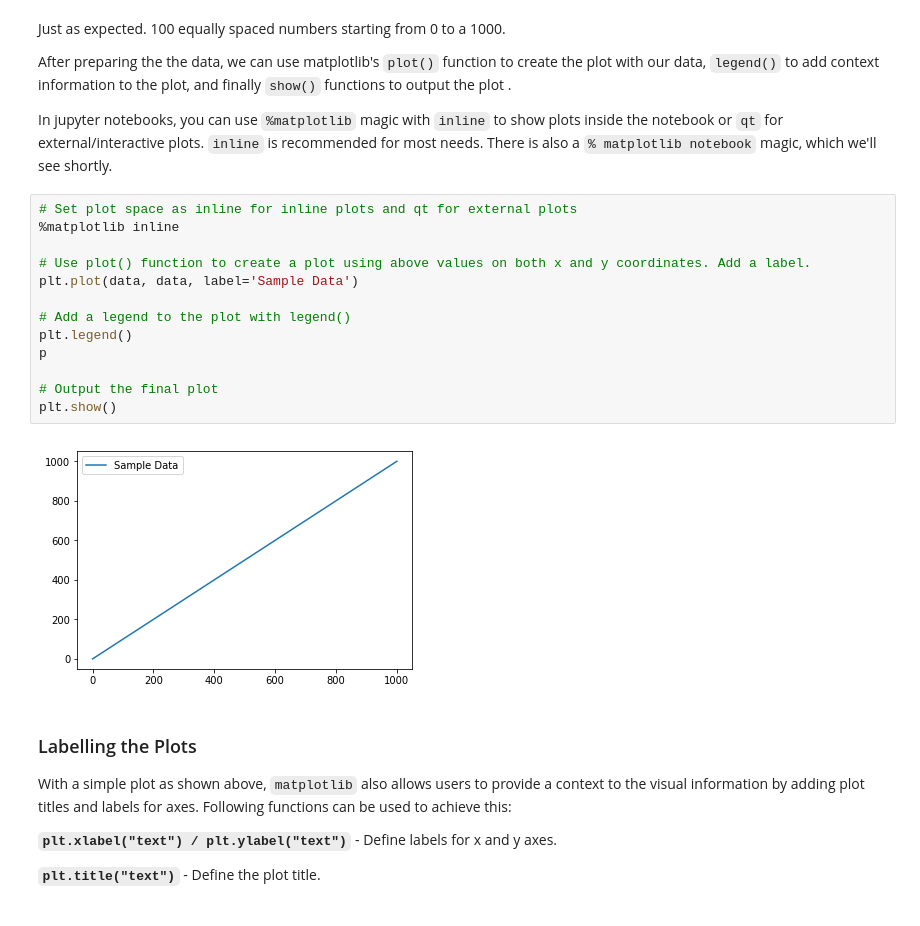
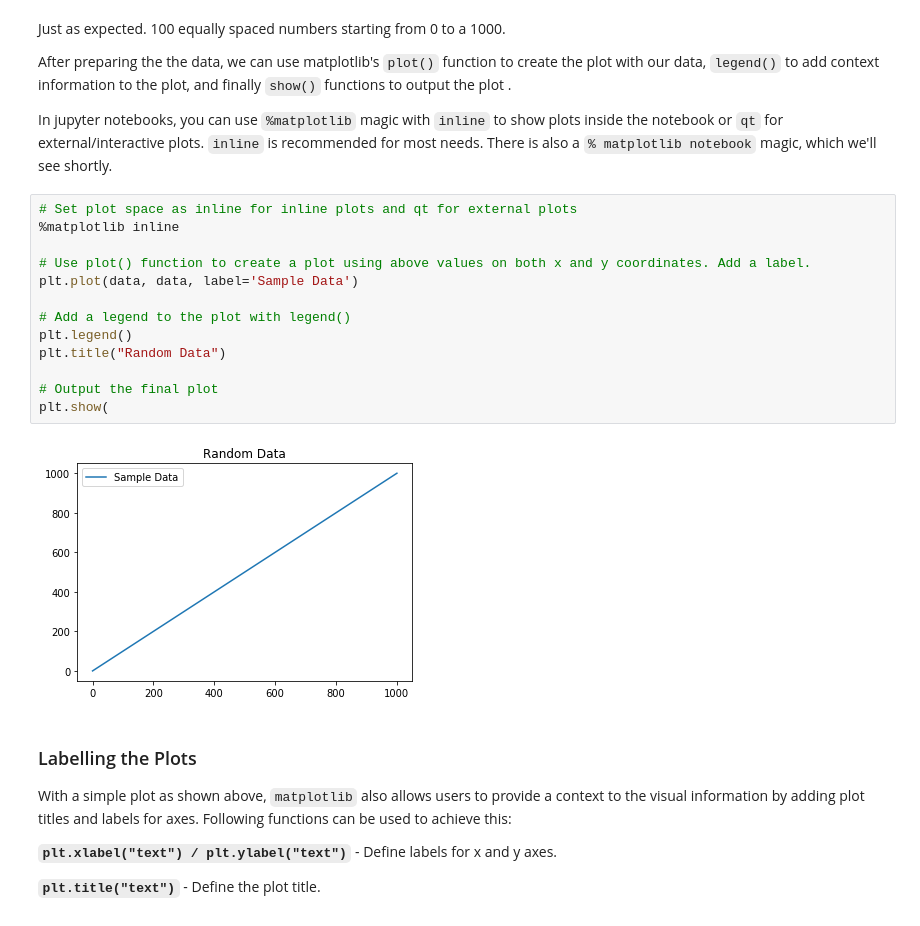
Before and after one commit to asafi1997/dsc-more-practice-with-matplotlib-nyc-ds-060319, a Jupyter notebook: index.ipynb, the cells around one changed output. Saved outputs shown, nothing was run; the diff lists cells and outputs as text.

```diff
--- a/index.ipynb
+++ b/index.ipynb
@@ -51,18 +51,18 @@ In jupyter notebooks, you can use `%matplotlib` magic with `inline` to show plot
 # %%
 # Set plot space as inline for inline plots and qt for external plots
 %matplotlib inline
 
 # Use plot() function to create a plot using above values on both x and y coordinates. Add a label.
 plt.plot(data, data, label='Sample Data')
 
 # Add a legend to the plot with legend()
 plt.legend()
-p
+plt.title("Random Data")
 
 # Output the final plot
-plt.show()
+plt.show(
 # %% [output]
-[figure, old version]
+[figure, new version]
 # %% [markdown]
 ### Labelling the Plots
 
```
